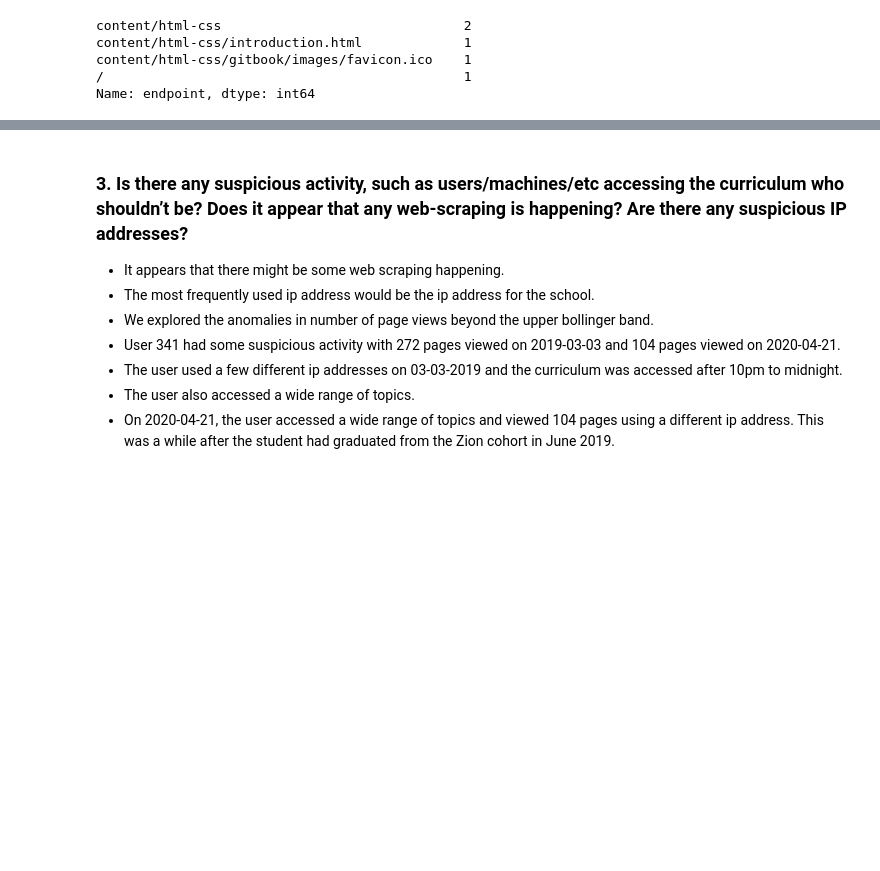
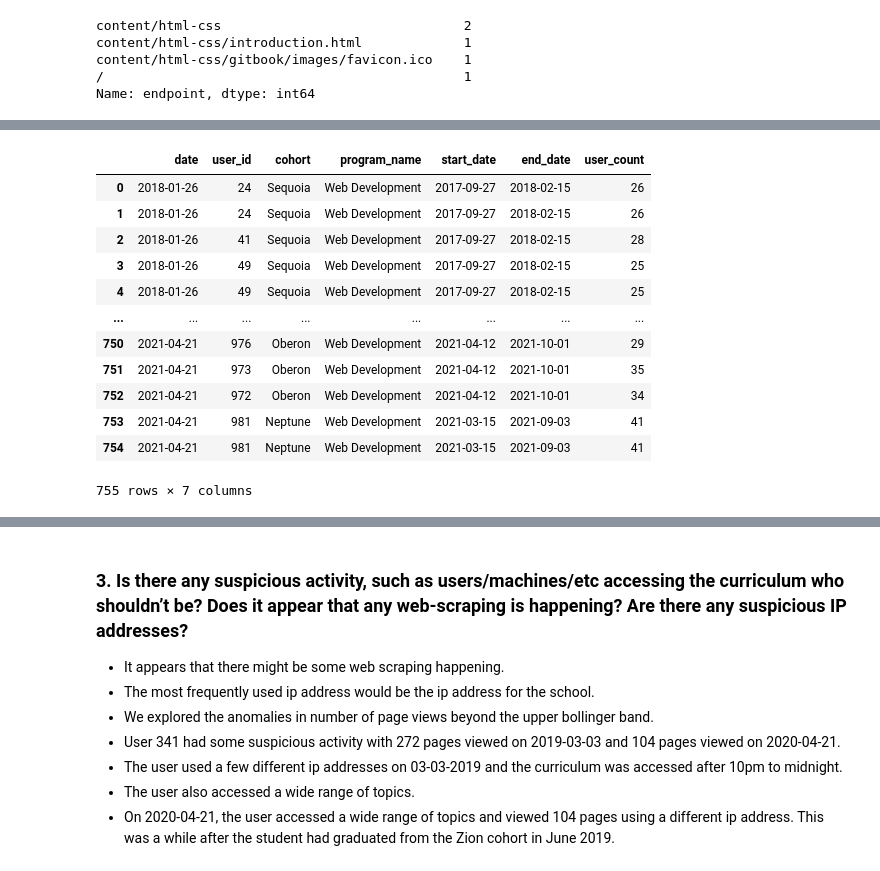
Before and after one commit to naqvi-and-vu/anomaly-detection-project, a Jupyter notebook: final_notebook.ipynb, the cells around one changed output, grey strips where cells are left out. Drawn from its saved outputs; the diff is of its cells as text; code cells hidden in the pictures; blank space fills up the shorter version.

```diff
--- a/final_notebook.ipynb
+++ b/final_notebook.ipynb
@@ -202,0 +259,6 @@ KeyError: "Column not found: <bound method Series.idxmin of /
+# %%
+user_df = pd.DataFrame(df_current.user_id.value_counts(dropna=False)).reset_index().\
+                rename(index=str, columns={'index': 'user_id', 'user_id': 'user_count'})
+user_df2 = pd.DataFrame(df_current.user_id.value_counts(dropna=False)/df_current.user_id.count()).reset_index().\
+                rename(index=str, columns={'index': 'user_id', 'user_id': 'user_proba'})
+user_df = user_df.merge(user_df2)
@@ -202,0 +305,17 @@ KeyError: "Column not found: <bound method Series.idxmin of /
+# %%
+hardly_working = hardly_working.reset_index()
+hardly_working
+# %% [output]
+|  | date | user_id | cohort | program_name | start_date | end_date | user_count |
+| 0 | 2018-01-26 | 24 | Sequoia | Web Development | 2017-09-27 | 2018-02-15 | 26 |
+| 1 | 2018-01-26 | 24 | Sequoia | Web Development | 2017-09-27 | 2018-02-15 | 26 |
+| 2 | 2018-01-26 | 41 | Sequoia | Web Development | 2017-09-27 | 2018-02-15 | 28 |
+| 3 | 2018-01-26 | 49 | Sequoia | Web Development | 2017-09-27 | 2018-02-15 | 25 |
+| 4 | 2018-01-26 | 49 | Sequoia | Web Development | 2017-09-27 | 2018-02-15 | 25 |
+| ... | ... | ... | ... | ... | ... | ... | ... |
+| 750 | 2021-04-21 | 976 | Oberon | Web Development | 2021-04-12 | 2021-10-01 | 29 |
+| 751 | 2021-04-21 | 973 | Oberon | Web Development | 2021-04-12 | 2021-10-01 | 35 |
+| 752 | 2021-04-21 | 972 | Oberon | Web Development | 2021-04-12 | 2021-10-01 | 34 |
+| 753 | 2021-04-21 | 981 | Neptune | Web Development | 2021-03-15 | 2021-09-03 | 41 |
+| 754 | 2021-04-21 | 981 | Neptune | Web Development | 2021-03-15 | 2021-09-03 | 41 |
+755 rows × 7 columns
```
Also changed, not shown: parts of 32 cells of this notebook.
